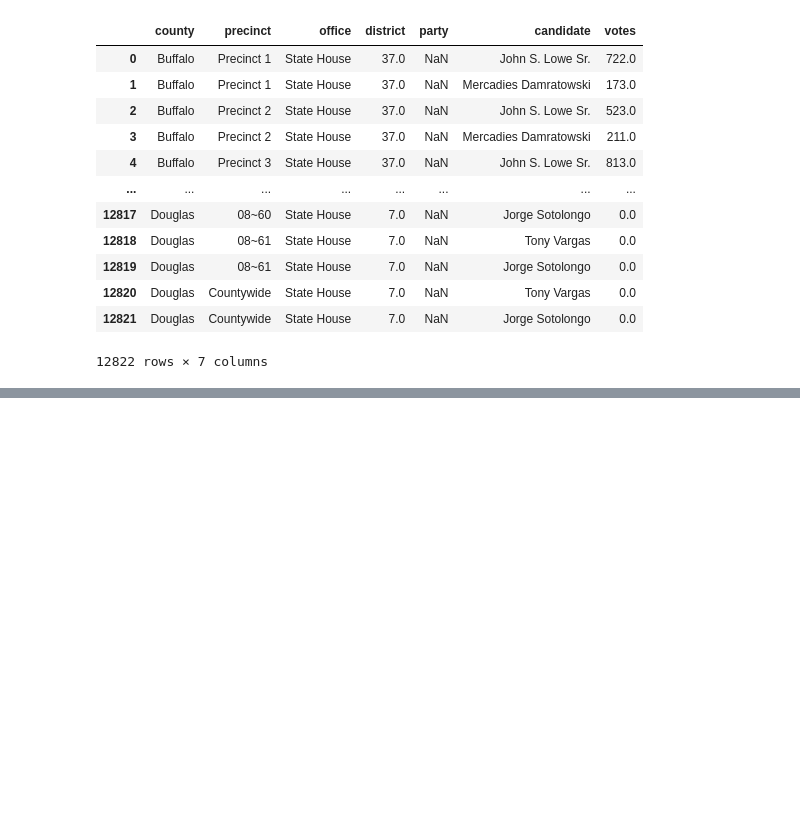
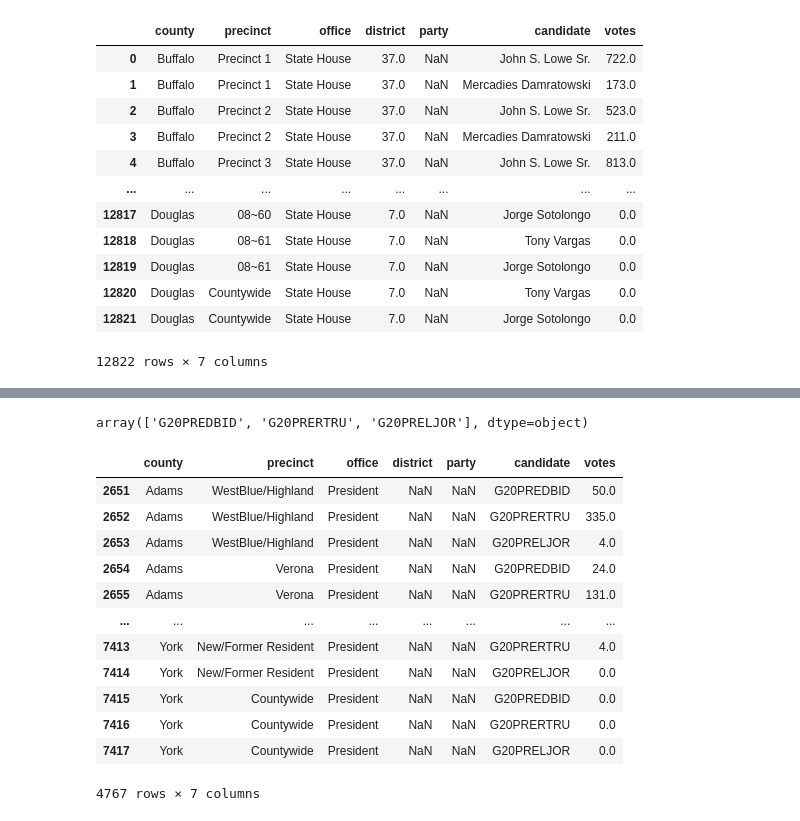
Before and after one commit to nonpartisan-redistricting-datahub/pdv-ne, a Jupyter notebook: vest-ne-2020/vest-ne-2020-validation.ipynb, the cells around one changed output, grey strips where cells are left out. Cells and saved outputs as stored; diff of their text form; code cells hidden in the pictures; blank space fills up the shorter version.

```diff
--- a/vest-ne-2020/vest-ne-2020-validation.ipynb
+++ b/vest-ne-2020/vest-ne-2020-validation.ipynb
@@ -66,0 +119,20 @@ er_2020_df
+# %%
+er_2020_filtered["candidate"].unique()
+# %% [output]
+array(['G20PREDBID', 'G20PRERTRU', 'G20PRELJOR'], dtype=object)
+# %%
+er_2020_filtered
+# %% [output]
+|  | county | precinct | office | district | party | candidate | votes |
+| 2651 | Adams | WestBlue/Highland | President | NaN | NaN | G20PREDBID | 50.0 |
+| 2652 | Adams | WestBlue/Highland | President | NaN | NaN | G20PRERTRU | 335.0 |
+| 2653 | Adams | WestBlue/Highland | President | NaN | NaN | G20PRELJOR | 4.0 |
+| 2654 | Adams | Verona | President | NaN | NaN | G20PREDBID | 24.0 |
+| 2655 | Adams | Verona | President | NaN | NaN | G20PRERTRU | 131.0 |
+| ... | ... | ... | ... | ... | ... | ... | ... |
+| 7413 | York | New/Former Resident | President | NaN | NaN | G20PRERTRU | 4.0 |
+| 7414 | York | New/Former Resident | President | NaN | NaN | G20PRELJOR | 0.0 |
+| 7415 | York | Countywide | President | NaN | NaN | G20PREDBID | 0.0 |
+| 7416 | York | Countywide | President | NaN | NaN | G20PRERTRU | 0.0 |
+| 7417 | York | Countywide | President | NaN | NaN | G20PRELJOR | 0.0 |
+4767 rows × 7 columns
```
Also changed, not shown: parts of 31 cells of this notebook.
